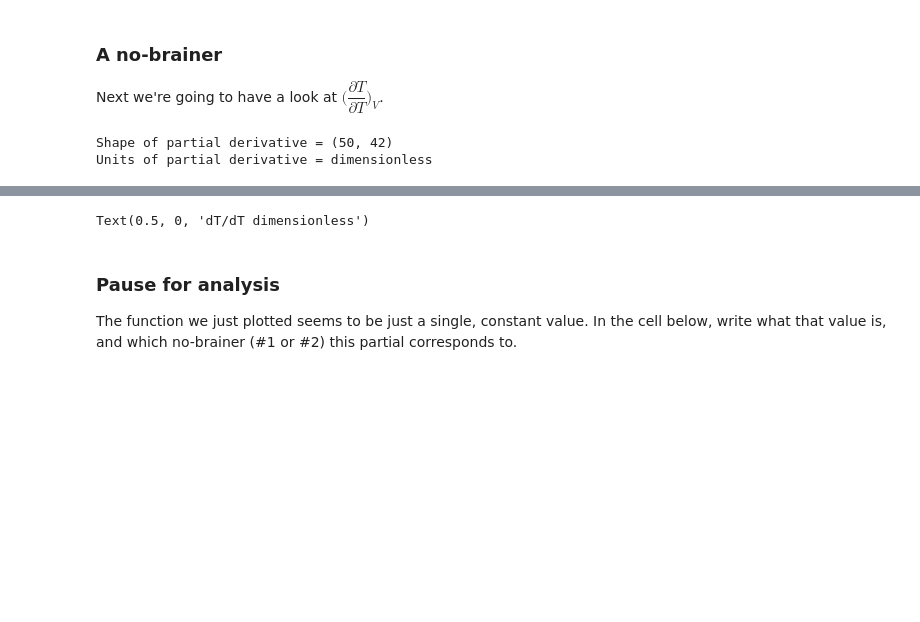
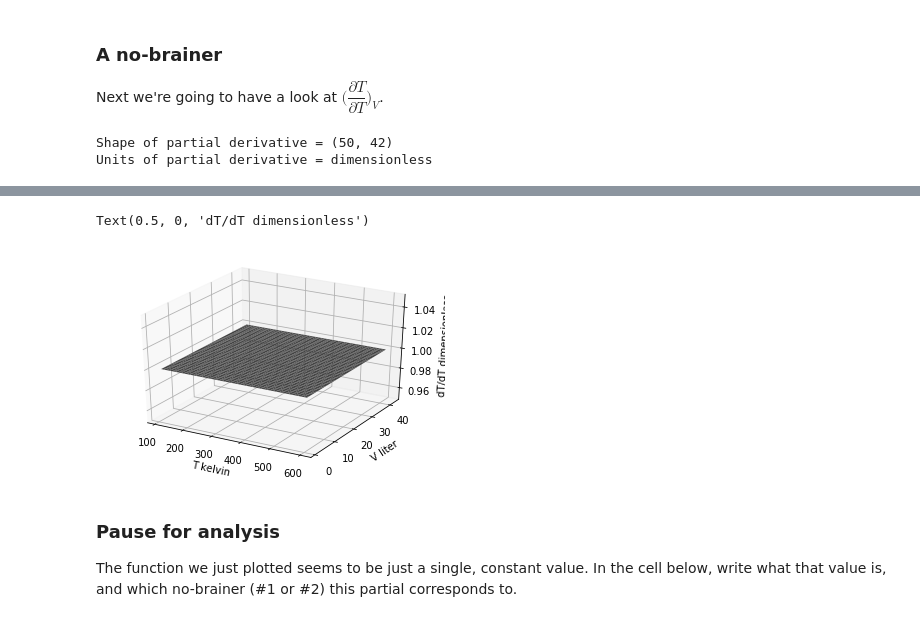
Before and after one commit to sneshyba/pypchem, a Jupyter notebook: Thermo 2022 (Neshyba)/Week_2b.ThermodynamicSurfaces/ThermodynamicSurfaces.ipynb, the cells around one changed output, grey strips where cells are left out. Drawn from its saved outputs; the diff is of its cells as text; code cells hidden in the pictures; blank space fills up the shorter version.

```diff
--- a/Thermo 2022 (Neshyba)/Week_2b.ThermodynamicSurfaces/ThermodynamicSurfaces.ipynb
+++ b/Thermo 2022 (Neshyba)/Week_2b.ThermodynamicSurfaces/ThermodynamicSurfaces.ipynb
@@ -273,7 +238,7 @@ Text(0.5, 0, 'V liter')
 Next we're going to have a look at $\Big( \dfrac {\partial T}{\partial T} \Big) _V $.
 # %%
 # Get the partial derivative
-Tgridnew, Vgridnew, dTgrid_dT = dF_dx([Tgrid,Vgrid],Tgrid)
+Tgridnew, Vgridnew, dTgrid_dT = PL.dF_dx([Tgrid,Vgrid],Tgrid)
 
 # Prepping the axis labels
 xlabel = "T "+str(Tgridnew.units)
@@ -293,4 +256,5 @@ Units of partial derivative = dimensionless
 Text(0.5, 0, 'dT/dT dimensionless')
+[figure, added]
 # %% [markdown]
 ### Pause for analysis
 The function we just plotted seems to be just a single, constant value. In the cell below, write what that value is, and which no-brainer (#1 or #2) this partial corresponds to.
```
Also changed, not shown: parts of 15 cells of this notebook, 7 other files.
